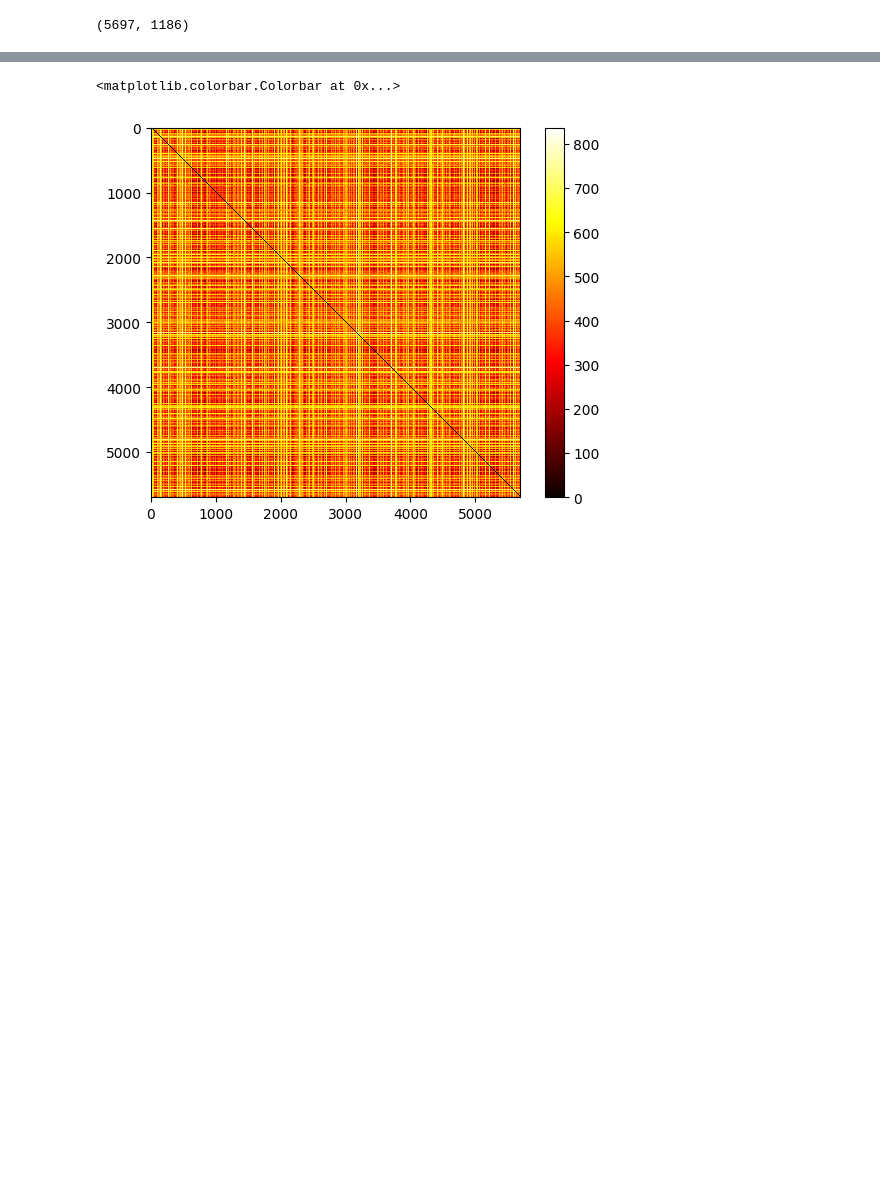
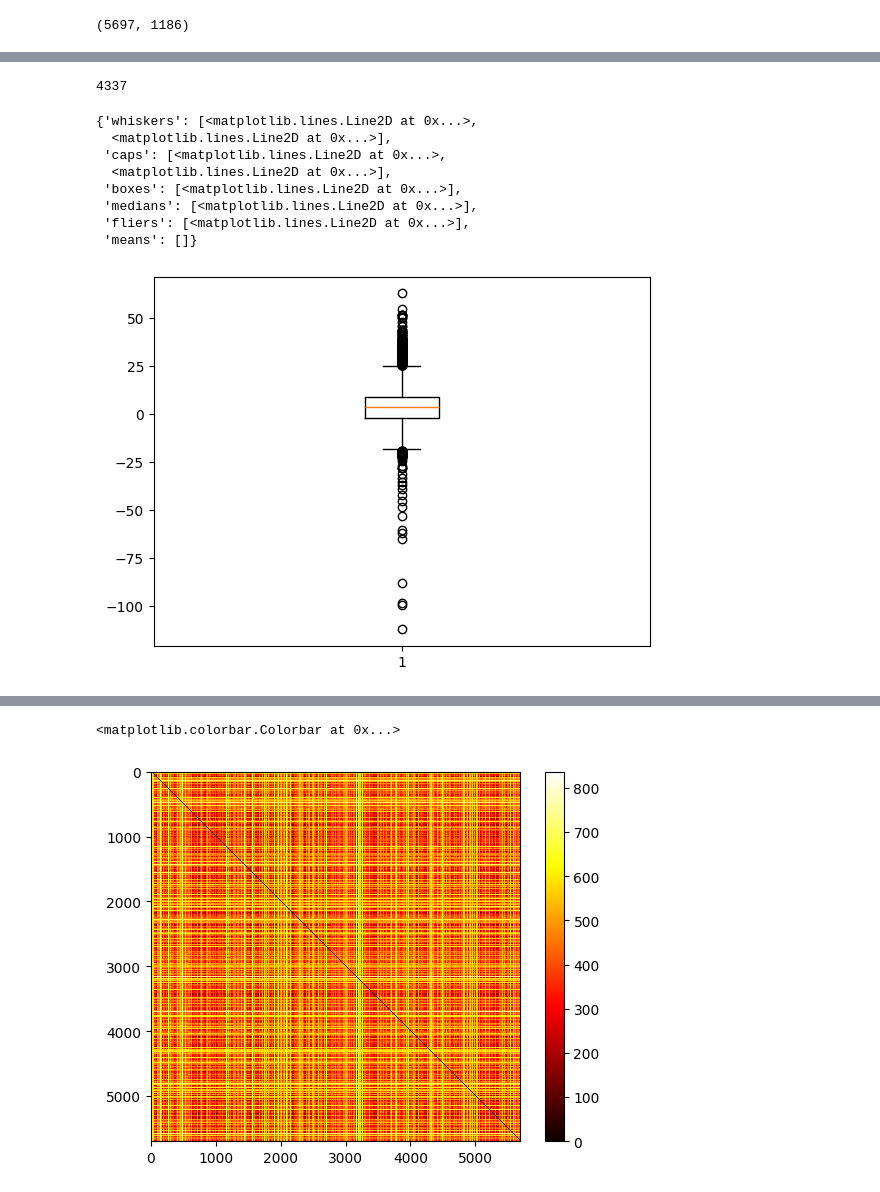
Before and after one commit to Innoviox/CoNQuiStAdoRES, a Jupyter notebook: diffcompress.ipynb, the cells around one changed output, grey strips where cells are left out. Drawn from its saved outputs; the diff is of its cells as text; code cells hidden in the pictures; blank space fills up the shorter version.

```diff
--- a/diffcompress.ipynb
+++ b/diffcompress.ipynb
@@ -43,0 +143,33 @@ for i in tqdm.trange(ncells):
+# %%
+c = Counter(representatives)
+sum(v for v in c.values())# if v != 1)
+# %% [output]
+4337
+# %%
+nonzeros = zeros[:]
+bests = []
+best_cells = []
+for i in tqdm.trange(ncells):
+    best_difference = None
+    best_cell_difference = None
+    for j in range(i + 1, ncells):
+        sim = sims2[i][j] # np.count_nonzero(cells[i] - cells[j])
+        difference = nonzeros[i] - sim
+        if not best_difference or difference > best_difference:
+            best_difference = difference
+            best_cell_difference = j
+    if best_difference:
+        bests.append(best_difference)
+        best_cells.append(best_cell_difference)
+# %%
+plt.boxplot(bests)
+# %% [output]
+{'whiskers': [<matplotlib.lines.Line2D at 0x...>,
+  <matplotlib.lines.Line2D at 0x...>],
+ 'caps': [<matplotlib.lines.Line2D at 0x...>,
+  <matplotlib.lines.Line2D at 0x...>],
+ 'boxes': [<matplotlib.lines.Line2D at 0x...>],
+ 'medians': [<matplotlib.lines.Line2D at 0x...>],
+ 'fliers': [<matplotlib.lines.Line2D at 0x...>],
+ 'means': []}
+[figure, added]
```
Also changed, not shown: parts of 30 cells of this notebook, 5 other files.
